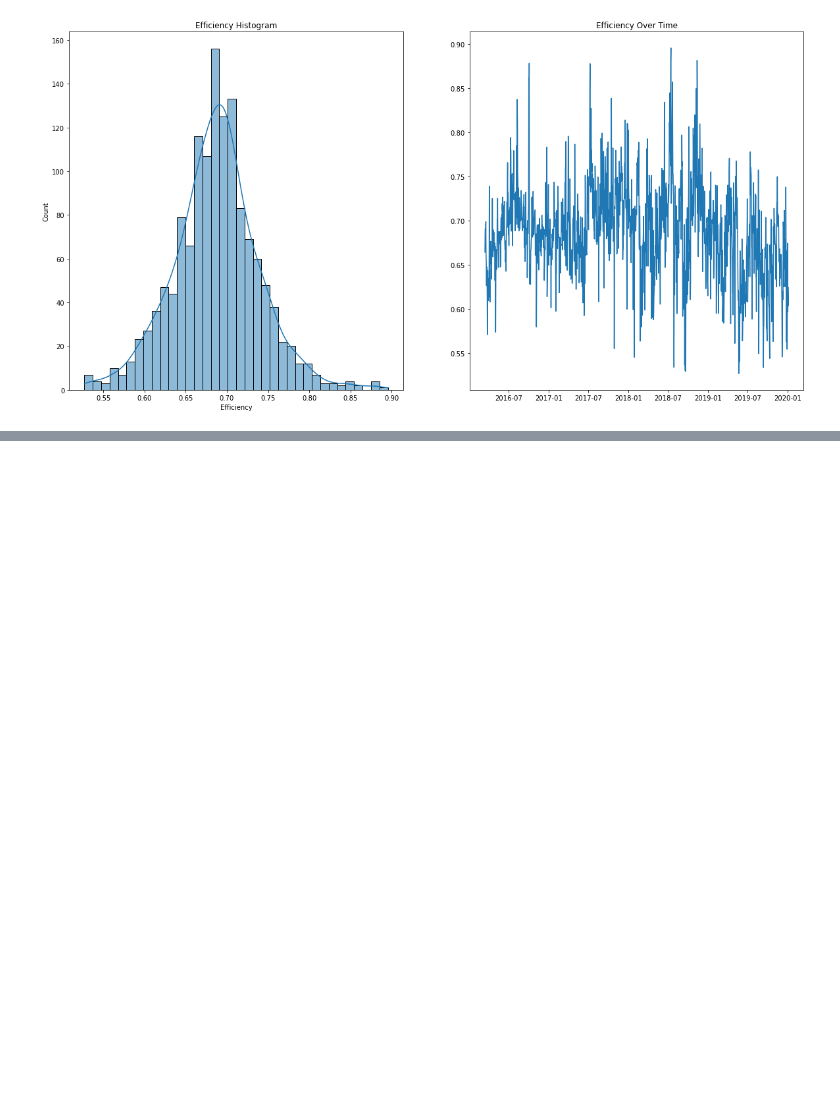
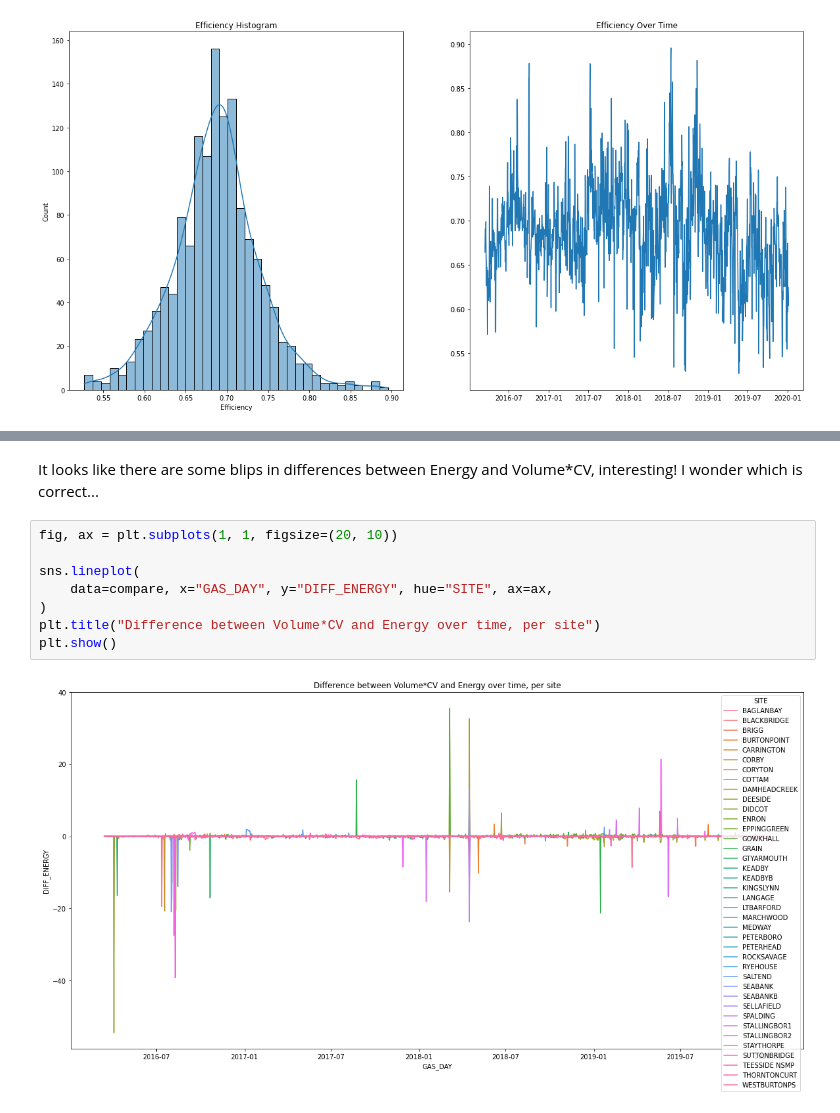
Before and after one commit to r4ch45/charterful, a Jupyter notebook: notebooks/2-how-efficient-are-gas-fired-powerstations.ipynb, the cells around one changed output, grey strips where cells are left out. Cells and saved outputs as stored; diff of their text form; blank space fills up the shorter version.

```diff
--- a/notebooks/2-how-efficient-are-gas-fired-powerstations.ipynb
+++ b/notebooks/2-how-efficient-are-gas-fired-powerstations.ipynb
@@ -430,0 +311,12 @@ plt.show()
+# %% [markdown]
+It looks like there are some blips in differences between Energy and Volume*CV, interesting! I wonder which is correct...
+# %%
+fig, ax = plt.subplots(1, 1, figsize=(20, 10))
+
+sns.lineplot(
+    data=compare, x="GAS_DAY", y="DIFF_ENERGY", hue="SITE", ax=ax,
+)
+plt.title("Difference between Volume*CV and Energy over time, per site")
+plt.show()
+# %% [output]
+[figure, added]
```
Also changed, not shown: parts of 92 cells of this notebook, 47 other files.
